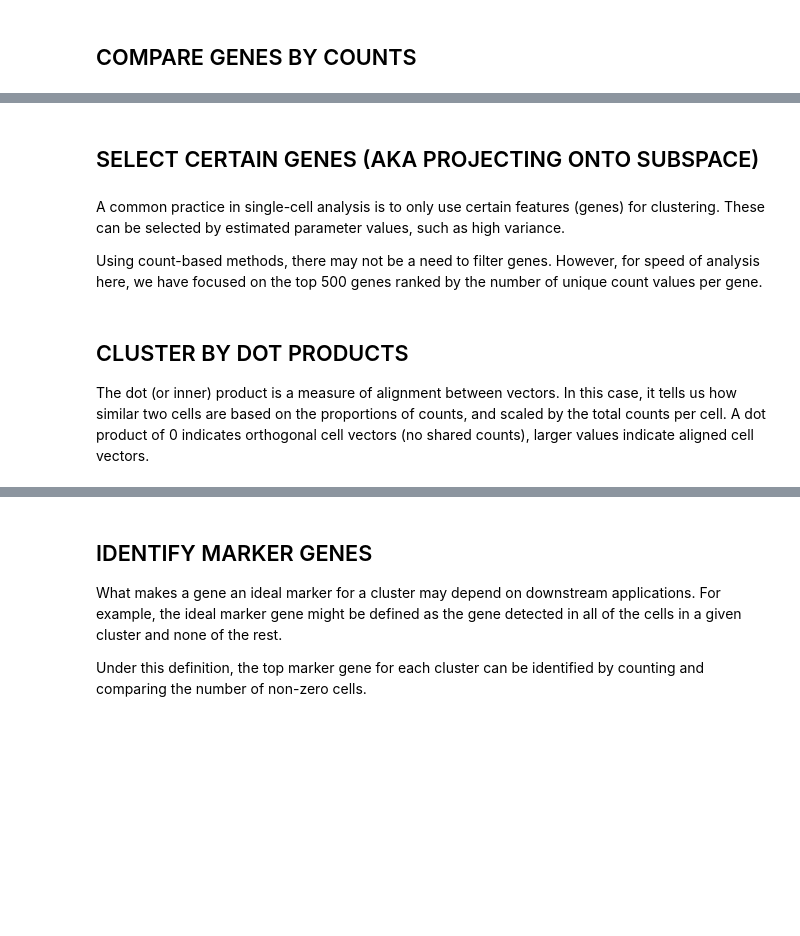
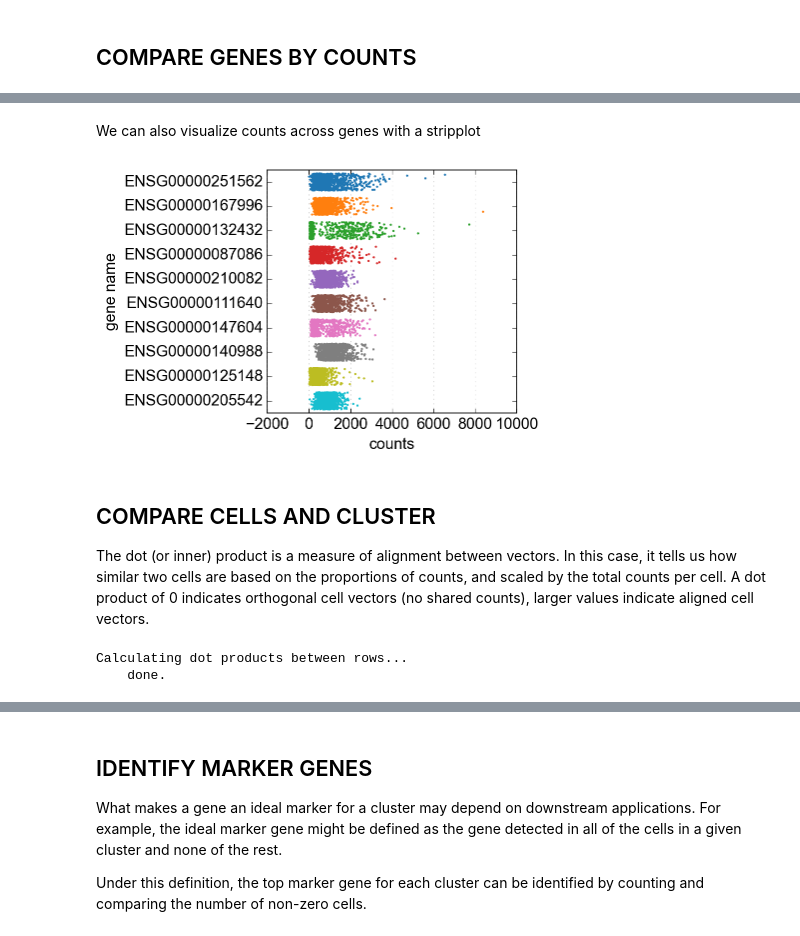
Before and after one commit to shchurch/countland, a Jupyter notebook: countland-py/countland_vignette.ipynb, the cells around one changed output, grey strips where cells are left out. Drawn from its saved outputs; the diff is of its cells as text; code cells hidden in the pictures; blank space fills up the shorter version.

```diff
--- a/countland-py/countland_vignette.ipynb
+++ b/countland-py/countland_vignette.ipynb
@@ -38,7 +43,7 @@ We have used the PBMC3k benchmark dataset.
 #!mkdir write
 
 adata = sc.read_10x_mtx(
-    '../data/hg19/',  # the directory with the `.mtx` file
+    "../data/Gold_Freytag2018",  # the directory with the `.mtx` file
     var_names='gene_symbols',                # use gene symbols for the variable names (variables-axis index)
     cache=True)                             # write a cache file for faster subsequent reading
 
@@ -60,4 +69,4 @@ importlib.reload(clnd)
 # %%
-C = clnd.countland(adata)
+C = countland.countland(adata)
 print(C)
 # %% [output]
@@ -144,6 +189,0 @@ colors_dict = dict(zip(unique_names,np.append(sns.color_palette("tab10",10).as_h
-# %% [markdown]
-## SELECT CERTAIN GENES (AKA PROJECTING ONTO SUBSPACE)
-# %% [markdown]
-A common practice in single-cell analysis is to only use certain features (genes) for clustering. These can be selected by estimated parameter values, such as high variance.
-
-Using count-based methods, there may not be a need to filter genes. However, for speed of analysis here, we have focused on the top 500 genes ranked by the number of unique count values per gene.
@@ -155,6 +190,17 @@ C.SubsetCells(np.where(np.max(C.counts,axis=1)>0)[0]) # only cells with at least
+# %% [markdown]
+We can also visualize counts across genes with a stripplot
+# %%
+gene_indices = C.gene_scores.sort_values(by="unique_count_values",ascending=False).head(10).index
+
+C.PlotGeneCounts(gene_indices)
+# %% [output]
+[figure, added]
 # %% [markdown]
-## CLUSTER BY DOT PRODUCTS
+## COMPARE CELLS AND CLUSTER
 
 The dot (or inner) product is a measure of alignment between vectors. In this case, it tells us how similar two cells are based on the proportions of counts, and scaled by the total counts per cell. A dot product of 0 indicates orthogonal cell vectors (no shared counts), larger values indicate aligned cell vectors.
 # %%
 C.Dot()
+# %% [output]
+Calculating dot products between rows...
+    done.
```
Also changed, not shown: parts of 47 cells of this notebook, 3 other files.
